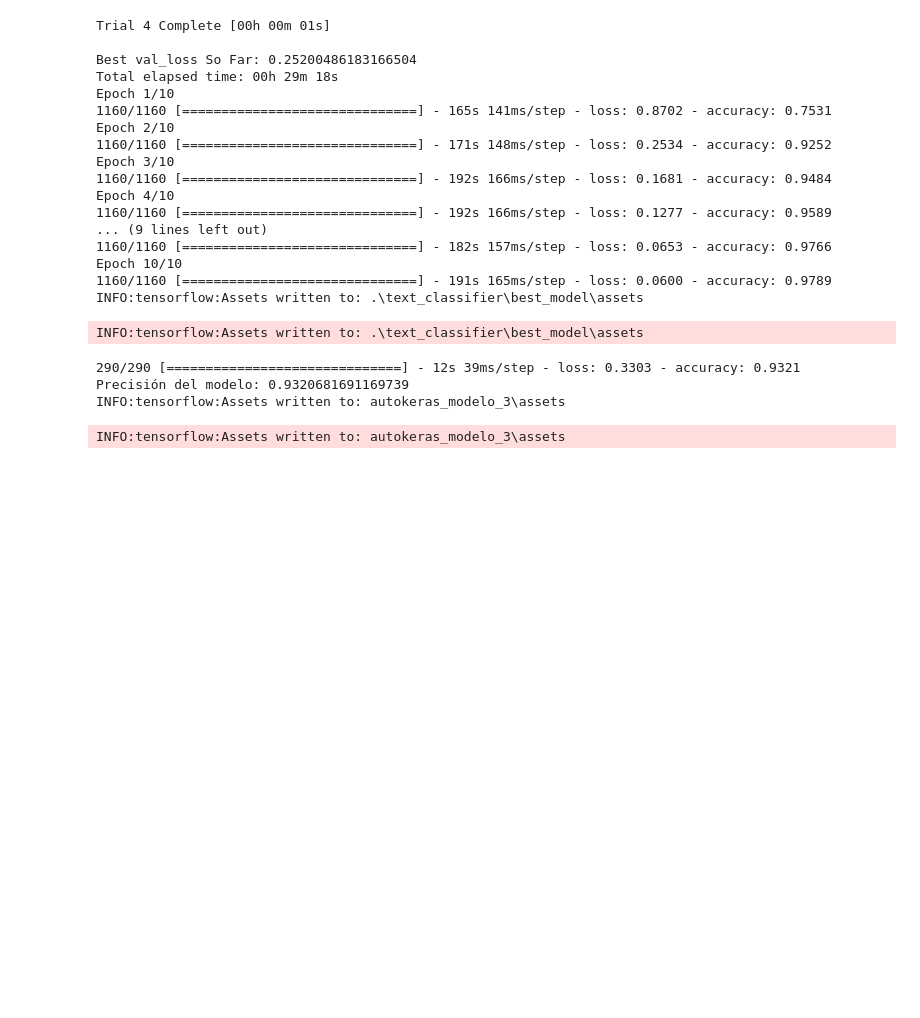
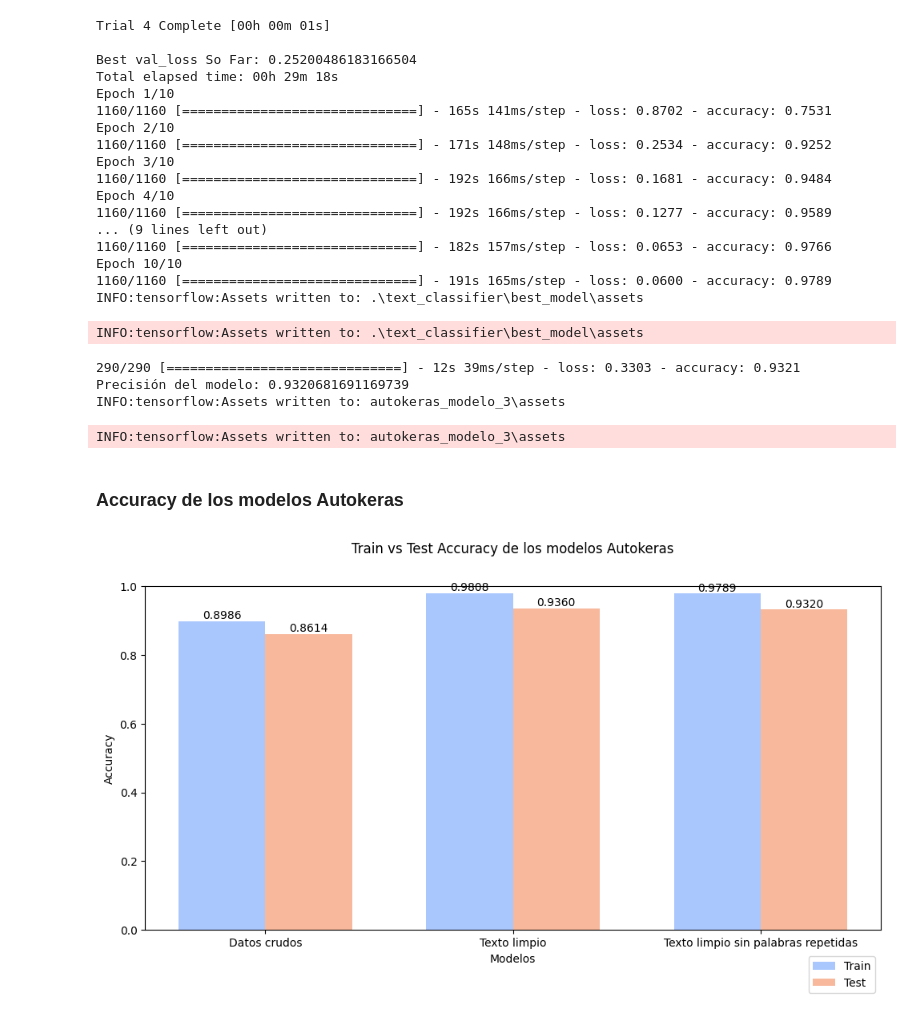
Before and after one commit to ivanjavierparra/Text-Mining-Austral, a Jupyter notebook: final/autokeras_text_classification.ipynb, the cells around one changed output. Cells and saved outputs as stored; diff of their text form; code cells hidden in the pictures; blank space fills up the shorter version.

Commit message:
autokeras graficos

```diff
--- a/final/autokeras_text_classification.ipynb
+++ b/final/autokeras_text_classification.ipynb
@@ -286,3 +284,53 @@ INFO:tensorflow:Assets written to: .\text_classifier\best_model\assets
 Precisión del modelo: 0.9320681691169739
 INFO:tensorflow:Assets written to: autokeras_modelo_3\assets
 INFO:tensorflow:Assets written to: autokeras_modelo_3\assets
+# %% [markdown]
+### Accuracy de los modelos Autokeras
+# %%
+import matplotlib.pyplot as plt
+import numpy as np
+import seaborn as sns
+
+# Configurar una paleta de colores
+palette = sns.color_palette("coolwarm", 2)
+
+# Datos
+labels = ["Datos crudos", "Texto limpio", "Texto limpio sin palabras repetidas"]
+values_train = [0.8986, 0.9808, 0.9789]  # Precisión en el conjunto de entrenamiento
+values_test = [0.8614, 0.9360, 0.9320]   # Precisión en el conjunto de prueba
+
+# Crear la posición para cada barra
+x = np.arange(len(labels))  # Posiciones de las etiquetas
+width = 0.35  # El ancho de las barras
+
+# Crear la figura y los ejes
+plt.figure(figsize=(10, 6))
+
+# Graficar las barras para el conjunto de entrenamiento y prueba
+bars_train = plt.bar(x - width/2, values_train, width, label='Train', color=palette[0])
+bars_test = plt.bar(x + width/2, values_test, width, label='Test', color=palette[1])
+
+# Añadir los valores en las barras
+for bar in bars_train:
+    yval = bar.get_height()
+    plt.text(bar.get_x() + bar.get_width()/2, yval, f'{yval:.4f}', ha='center', va='bottom', rotation=0)
+
+for bar in bars_test:
+    yval = bar.get_height()
+    plt.text(bar.get_x() + bar.get_width()/2, yval, f'{yval:.4f}', ha='center', va='bottom', rotation=0)
+
+# Añadir etiquetas y título
+plt.xlabel('Modelos')
+plt.ylabel('Accuracy')
+plt.title('Train vs Test Accuracy de los modelos Autokeras', pad=30)  # Espacio entre el título y las barras
+plt.xticks(x, labels)
+plt.ylim(0, 1)
+
+# Añadir leyenda en la parte inferior derecha
+plt.legend(loc='lower right', bbox_to_anchor=(1, -0.2))
+
+# Mostrar el gráfico
+plt.tight_layout()  # Ajustar diseño para evitar solapamientos
+plt.show()
+# %% [output]
+[figure, added]
```
Also changed, not shown: parts of 4 cells of this notebook, 1 other file.
